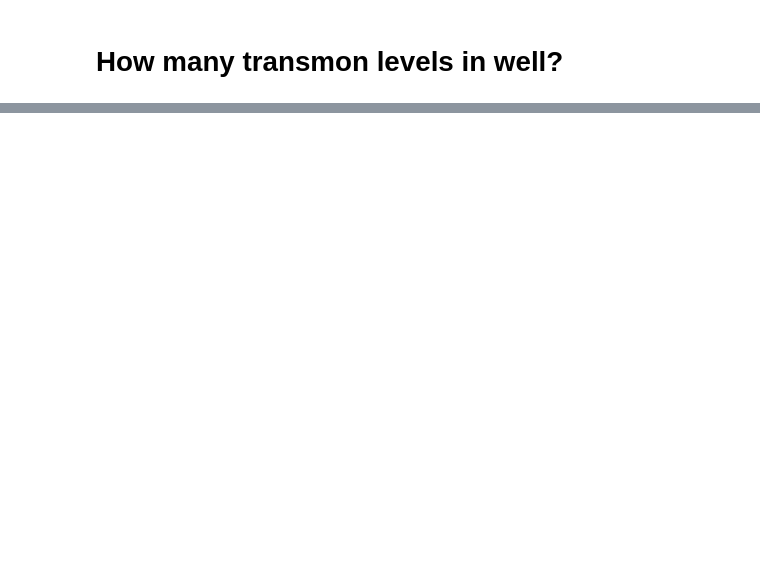
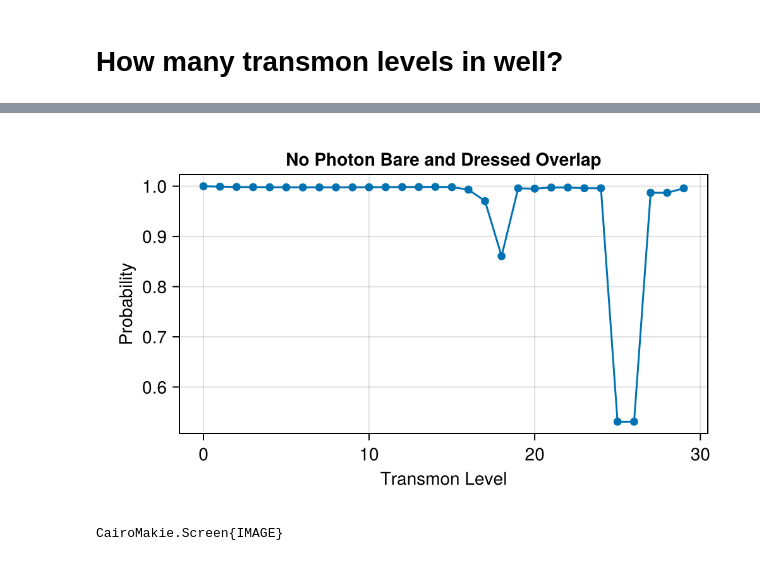
Before and after one commit to chakramlab/CavityModeDriveSimulations, a Jupyter notebook: UsingJuliaBase/TransmonIonization.ipynb, the cells around one changed output, grey strips where cells are left out. Cells and saved outputs as stored; diff of their text form; code cells hidden in the pictures; blank space fills up the shorter version.

```diff
--- a/UsingJuliaBase/TransmonIonization.ipynb
+++ b/UsingJuliaBase/TransmonIonization.ipynb
@@ -69,0 +89,23 @@ values:
+# %%
+overlap_probs = []
+for i in 1:Model.params["Nt"]
+    T_bare = qt.Qobj(Model.hilbertspace.Components["Transmon"].eigsys.vectors[:,i])
+    R_bare = qt.Qobj(Model.hilbertspace.Components["Mode3"].eigsys.vectors[:, 1])
+    ψ_bare = qt.tensor(T_bare, R_bare)
+
+    state = (i-1, 0)
+    ψ_dressed = Model.dressed_states[state]
+    push!(overlap_probs, abs(ψ_dressed'*ψ_bare)^2)
+end
+# %%
+f  = cm.Figure(size = (500, 300))
+ax = cm.Axis(f[1,1], title = "No Photon Bare and Dressed Overlap", xlabel = "Transmon Level", ylabel = "Probability")
+
+y = overlap_probs
+x = collect(0:(length(y)-1))
+cm.scatterlines!(ax, x, y)
+
+display(f)
+# %% [output]
+[figure, added]
+CairoMakie.Screen{IMAGE}
```
Also changed, not shown: parts of 14 cells of this notebook, 2 other files.
